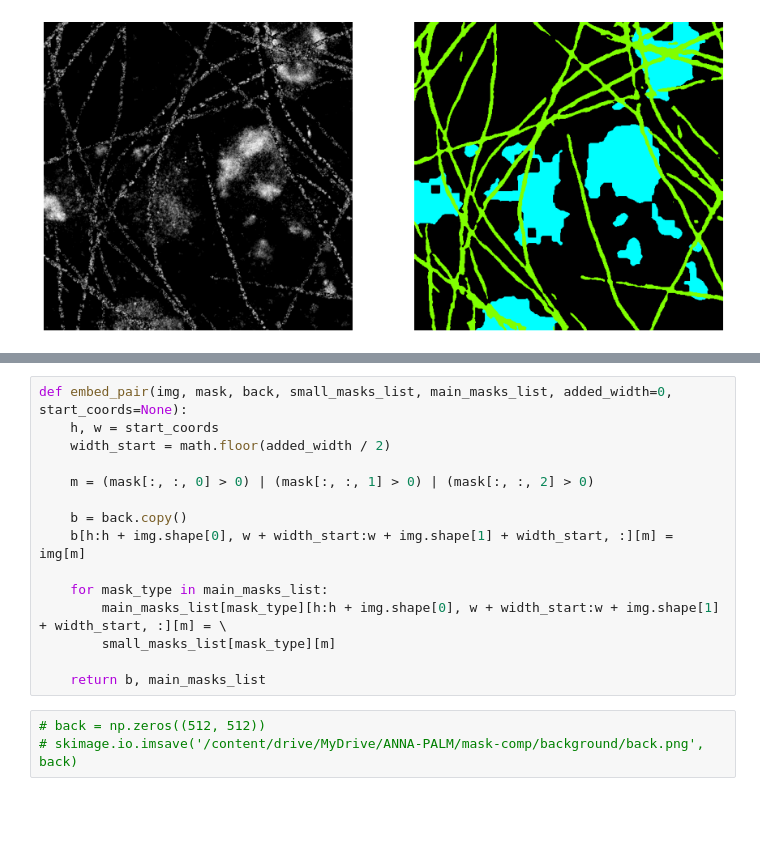
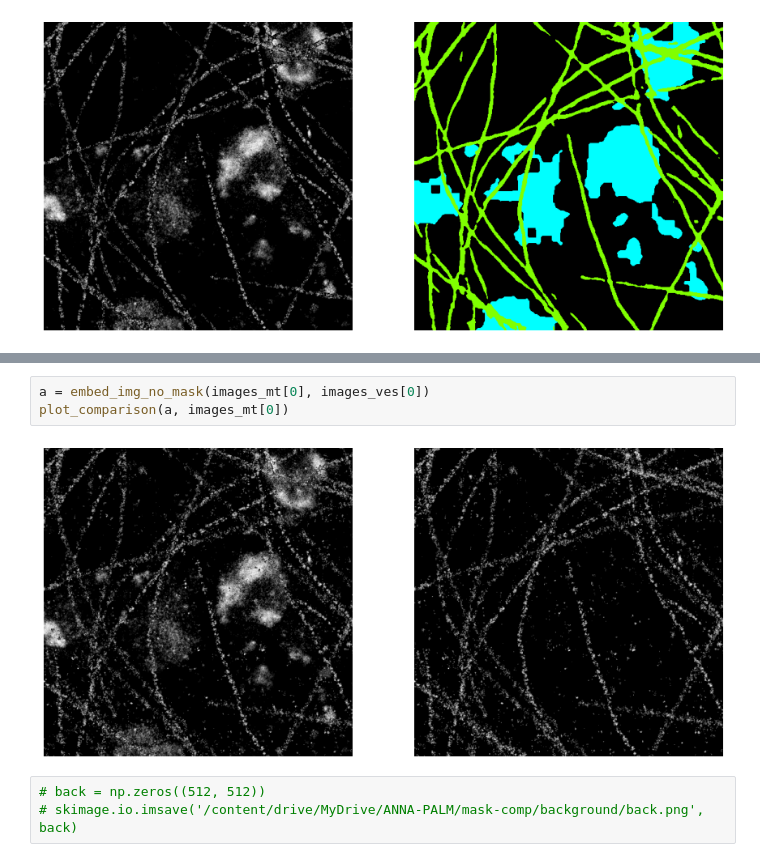
Before and after one commit to androbaza/smlm-seg, a Jupyter notebook: SMLM_image_preprocessing.ipynb, the cells around one changed output, grey strips where cells are left out. Drawn from its saved outputs; the diff is of its cells as text; blank space fills up the shorter version.

```diff
--- a/SMLM_image_preprocessing.ipynb
+++ b/SMLM_image_preprocessing.ipynb
@@ -605,18 +641,8 @@ plt.imshow(im2)
-# %%
-def embed_pair(img, mask, back, small_masks_list, main_masks_list, added_width=0, start_coords=None):
-    h, w = start_coords
-    width_start = math.floor(added_width / 2)
-
-    m = (mask[:, :, 0] > 0) | (mask[:, :, 1] > 0) | (mask[:, :, 2] > 0)
-
-    b = back.copy()
-    b[h:h + img.shape[0], w + width_start:w + img.shape[1] + width_start, :][m] = img[m]
-
-    for mask_type in main_masks_list:
-        main_masks_list[mask_type][h:h + img.shape[0], w + width_start:w + img.shape[1] + width_start, :][m] = \
-        small_masks_list[mask_type][m]
-
-    return b, main_masks_list
+# %%
+a = embed_img_no_mask(images_mt[0], images_ves[0])
+plot_comparison(a, images_mt[0])
+# %% [output]
+[figure, added]
 # %%
 # back = np.zeros((512, 512))
 # skimage.io.imsave('/content/drive/MyDrive/ANNA-PALM/mask-comp/background/back.png', back)
```
Also changed, not shown: parts of 8 cells of this notebook.
